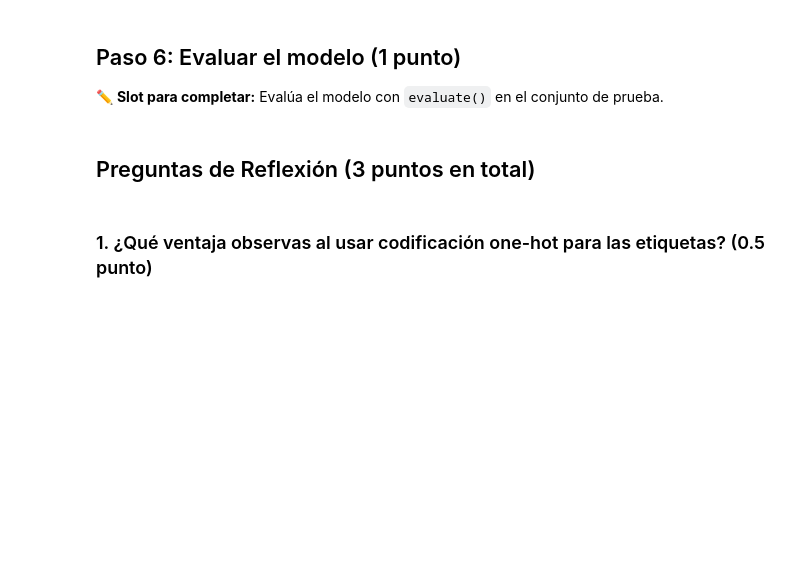
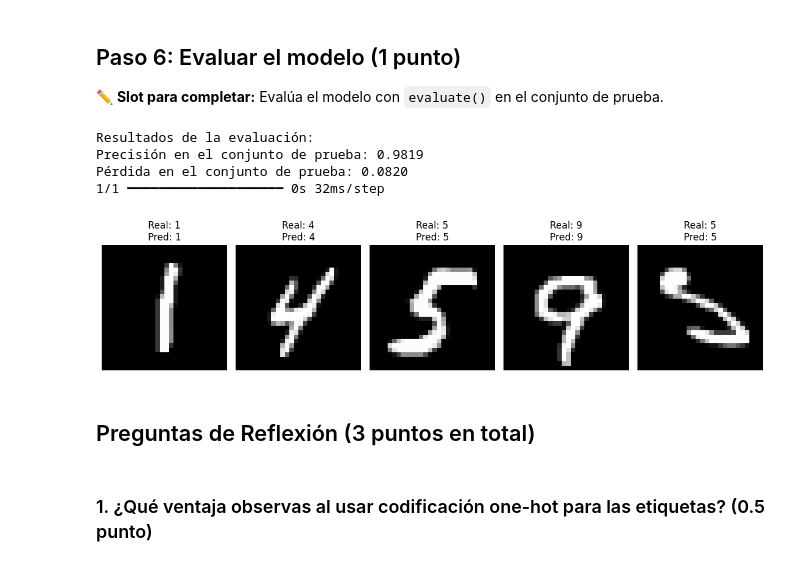
Before and after one commit to lavolamagik/-Tarea-Redes-Neuronales, a Jupyter notebook: Laboratorio_Red_Neuronal_MNIST.ipynb, the cells around one changed output. Cells and saved outputs as stored; diff of their text form; code cells hidden in the pictures; blank space fills up the shorter version.

```diff
--- a/Laboratorio_Red_Neuronal_MNIST.ipynb
+++ b/Laboratorio_Red_Neuronal_MNIST.ipynb
@@ -66,6 +184,47 @@ print("Tamaño del set de test:", x_test.shape)
 # %%
 
 # COMPLETA AQUÍ: Evaluación del modelo
+import numpy as np
+
+# Evaluación del modelo en el conjunto de prueba
+test_loss, test_accuracy = model.evaluate(x_test, y_test, verbose=0)
+
+print("\nResultados de la evaluación:")
+print(f"Precisión en el conjunto de prueba: {test_accuracy:.4f}")
+print(f"Pérdida en el conjunto de prueba: {test_loss:.4f}")
+
+
+# Seleccionar 5 muestras aleatorias del conjunto de prueba
+sample_indices = np.random.choice(len(x_test), 5)
+samples = x_test[sample_indices]
+true_labels = np.argmax(y_test[sample_indices], axis=1)
+
+# Hacer predicciones
+predictions = model.predict(samples)
+predicted_labels = np.argmax(predictions, axis=1)
+
+# Visualizar resultados
+plt.figure(figsize=(12, 3))
+for i, (sample, true_label, pred_label) in enumerate(zip(samples, true_labels, predicted_labels)):
+    plt.subplot(1, 5, i+1)
+    plt.imshow(sample.reshape(28, 28), cmap='gray')
+    plt.title(f"Real: {true_label}\nPred: {pred_label}")
+    plt.axis('off')
+
+    # Marcar en rojo las predicciones incorrectas
+    if true_label != pred_label:
+        plt.gca().set_frame_on(True)
+        plt.gca().patch.set_edgecolor('red')
+        plt.gca().patch.set_linewidth(3)
+
+plt.tight_layout()
+plt.show()
+# %% [output]
+Resultados de la evaluación:
+Precisión en el conjunto de prueba: 0.9819
+Pérdida en el conjunto de prueba: 0.0820
+1/1 ━━━━━━━━━━━━━━━━━━━━ 0s 32ms/step
+[figure, added]
 # %% [markdown]
 ## Preguntas de Reflexión (3 puntos en total)
 # %% [markdown]
```
Also changed, not shown: parts of 15 cells of this notebook.
